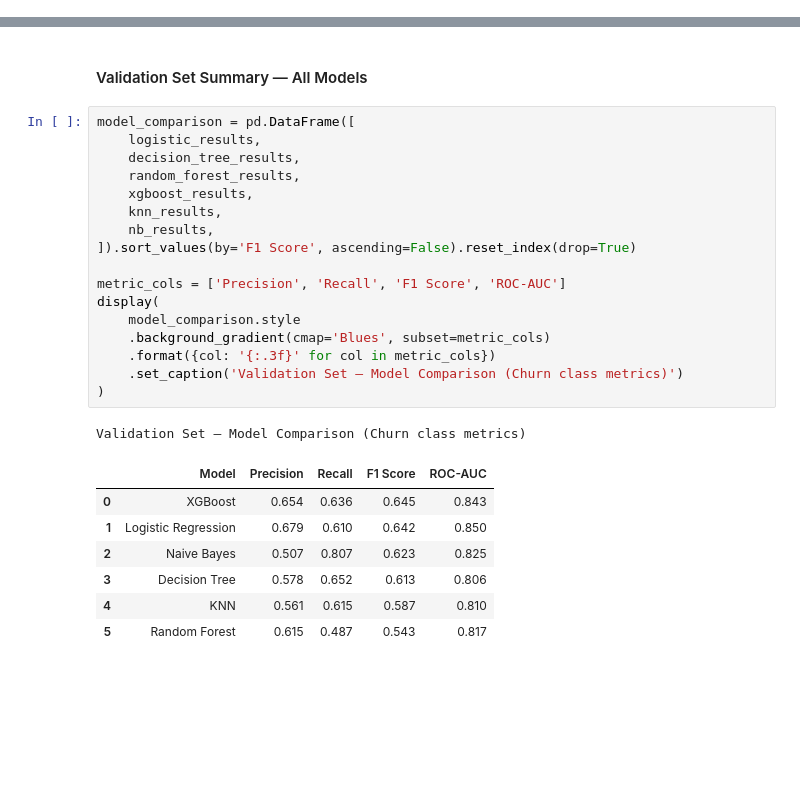
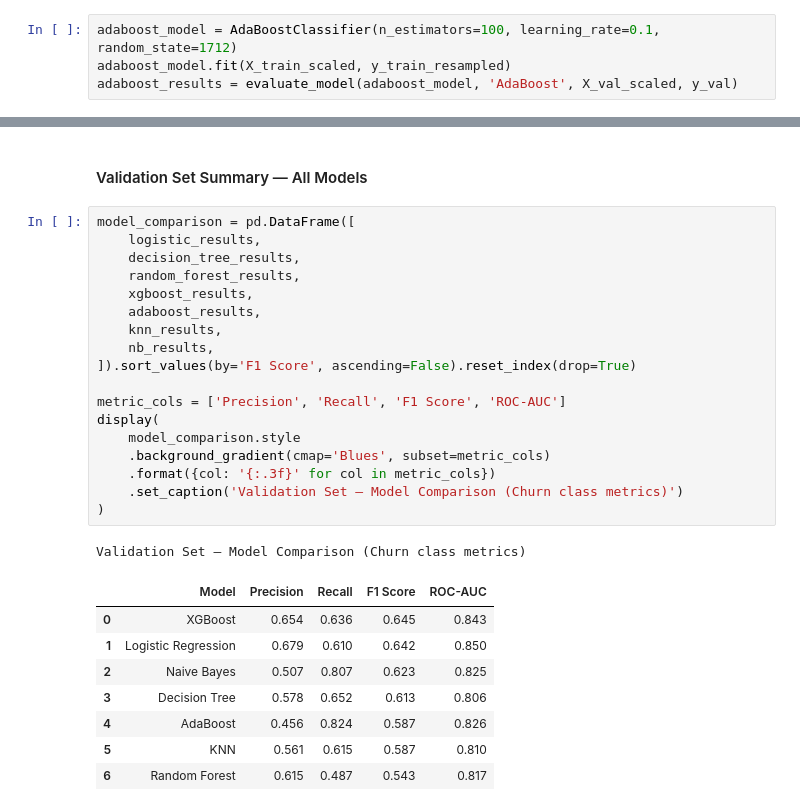
Before and after one commit to Aram-Atoyan/customer-churn-prediction, a Jupyter notebook: src/telcoCustomerChurnPrediction.ipynb, the cells around one changed output, grey strips where cells are left out. Cells and saved outputs as stored; diff of their text form; blank space fills up the shorter version.

Commit message:
Added AdaBoost

```diff
--- a/src/telcoCustomerChurnPrediction.ipynb
+++ b/src/telcoCustomerChurnPrediction.ipynb
@@ -658,0 +661,4 @@ ROC-AUC Score: 0.8427
+# %%
+adaboost_model = AdaBoostClassifier(n_estimators=100, learning_rate=0.1, random_state=1712)
+adaboost_model.fit(X_train_scaled, y_train_resampled)
+adaboost_results = evaluate_model(adaboost_model, 'AdaBoost', X_val_scaled, y_val)
@@ -699,26 +718,28 @@ ROC-AUC Score: 0.8250
 # %%
 model_comparison = pd.DataFrame([
     logistic_results,
     decision_tree_results,
     random_forest_results,
     xgboost_results,
+    adaboost_results,
     knn_results,
     nb_results,
 ]).sort_values(by='F1 Score', ascending=False).reset_index(drop=True)
 
 metric_cols = ['Precision', 'Recall', 'F1 Score', 'ROC-AUC']
 display(
     model_comparison.style
     .background_gradient(cmap='Blues', subset=metric_cols)
     .format({col: '{:.3f}' for col in metric_cols})
     .set_caption('Validation Set — Model Comparison (Churn class metrics)')
 )
 # %% [output]
 Validation Set — Model Comparison (Churn class metrics)
 |  | Model | Precision | Recall | F1 Score | ROC-AUC |
 | 0 | XGBoost | 0.654 | 0.636 | 0.645 | 0.843 |
 | 1 | Logistic Regression | 0.679 | 0.610 | 0.642 | 0.850 |
 | 2 | Naive Bayes | 0.507 | 0.807 | 0.623 | 0.825 |
 | 3 | Decision Tree | 0.578 | 0.652 | 0.613 | 0.806 |
-| 4 | KNN | 0.561 | 0.615 | 0.587 | 0.810 |
-| 5 | Random Forest | 0.615 | 0.487 | 0.543 | 0.817 |
+| 4 | AdaBoost | 0.456 | 0.824 | 0.587 | 0.826 |
+| 5 | KNN | 0.561 | 0.615 | 0.587 | 0.810 |
+| 6 | Random Forest | 0.615 | 0.487 | 0.543 | 0.817 |
```
Also changed, not shown: parts of 3 cells of this notebook, 1 other file.
